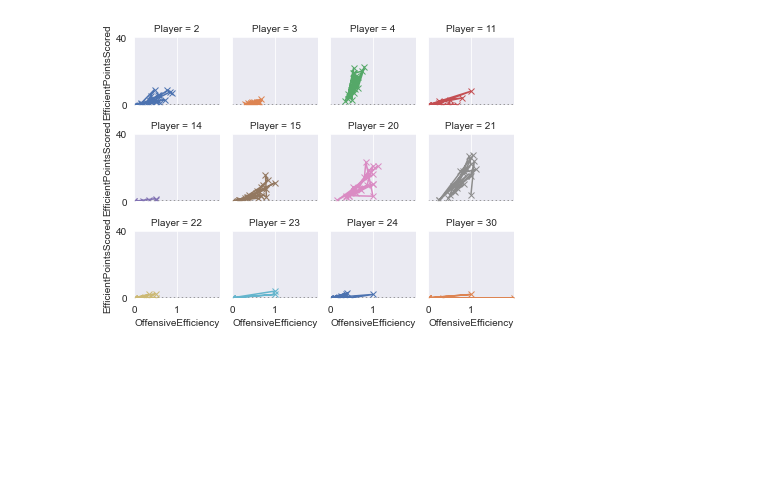
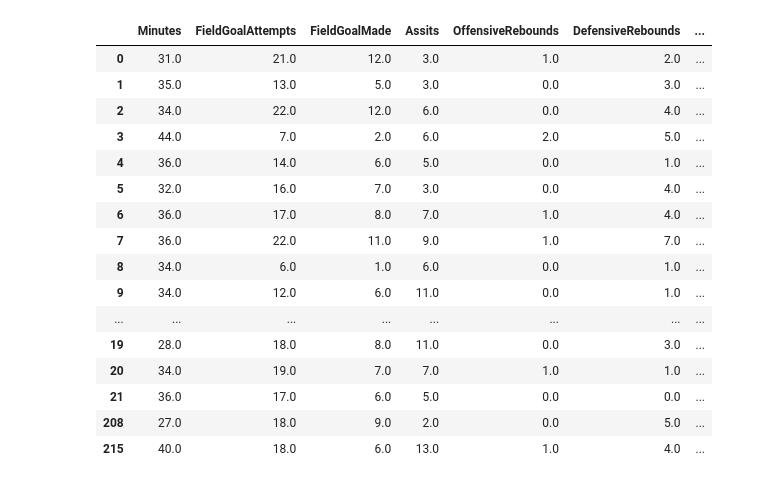
Before and after one commit to jreckin/FunAnalyticalStuff, a Jupyter notebook: individual_stats.ipynb, the cells around one changed output. Saved outputs shown, nothing was run; the diff lists cells and outputs as text; code cells hidden in the pictures; blank space fills up the shorter version.

```diff
--- a/individual_stats.ipynb
+++ b/individual_stats.ipynb
@@ -150,8 +136,24 @@ sns.lineplot(data = individual_stats, x = "Date", y = "OffensiveEfficiency", hue
-# %%
-grid = sns.FacetGrid(individual_stats, col = "Player", hue = "Player", palette = "deep", col_wrap = 4, height = 1.5)
-grid.map(plt.axhline, y = 0, ls = ":", c = ".5")
-grid.map(plt.plot, "OffensiveEfficiency", "EfficientPointsScored", marker = "x")
-grid.set(xticks = np.arange(2), yticks = [0, 40], xlim = (0, 2), ylim = (0, 40))
-grid.fig.tight_layout(w_pad = 1)
-# %% [output]
-[figure, removed]
+# %%
+#For player number 4
+player_4 = individual_stats[individual_stats.Player == 4]
+player_4_num = player_4.drop(columns = ['Date', 'Team', 'Opponent', 'Player'])
+dummy = pd.get_dummies(player_4_num['Win'])
+player_4_num = pd.concat([player_4_num, dummy], axis = 1)
+# %% [output]
+|  | Minutes | FieldGoalAttempts | FieldGoalMade | Assits | OffensiveRebounds | DefensiveRebounds | ... |
+| 0 | 31.0 | 21.0 | 12.0 | 3.0 | 1.0 | 2.0 | ... |
+| 1 | 35.0 | 13.0 | 5.0 | 3.0 | 0.0 | 3.0 | ... |
+| 2 | 34.0 | 22.0 | 12.0 | 6.0 | 0.0 | 4.0 | ... |
+| 3 | 44.0 | 7.0 | 2.0 | 6.0 | 2.0 | 5.0 | ... |
+| 4 | 36.0 | 14.0 | 6.0 | 5.0 | 0.0 | 1.0 | ... |
+| 5 | 32.0 | 16.0 | 7.0 | 3.0 | 0.0 | 4.0 | ... |
+| 6 | 36.0 | 17.0 | 8.0 | 7.0 | 1.0 | 4.0 | ... |
+| 7 | 36.0 | 22.0 | 11.0 | 9.0 | 1.0 | 7.0 | ... |
+| 8 | 34.0 | 6.0 | 1.0 | 6.0 | 0.0 | 1.0 | ... |
+| 9 | 34.0 | 12.0 | 6.0 | 11.0 | 0.0 | 1.0 | ... |
+| ... | ... | ... | ... | ... | ... | ... | ... |
+| 19 | 28.0 | 18.0 | 8.0 | 11.0 | 0.0 | 3.0 | ... |
+| 20 | 34.0 | 19.0 | 7.0 | 7.0 | 1.0 | 1.0 | ... |
+| 21 | 36.0 | 17.0 | 6.0 | 5.0 | 0.0 | 0.0 | ... |
+| 208 | 27.0 | 18.0 | 9.0 | 2.0 | 0.0 | 5.0 | ... |
+| 215 | 40.0 | 18.0 | 6.0 | 13.0 | 1.0 | 4.0 | ... |
```
Also changed, not shown: parts of 12 cells of this notebook, 3 other files.
